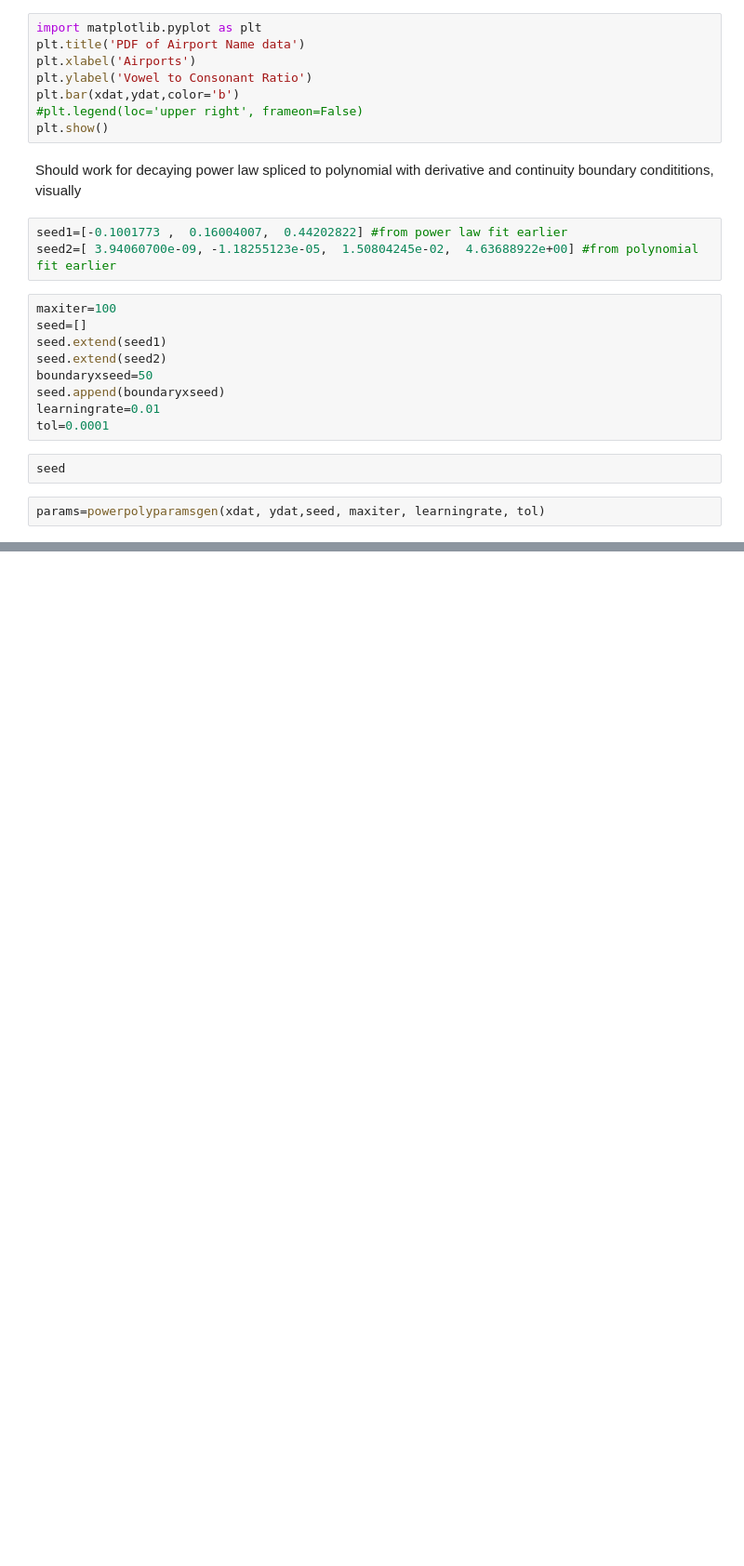
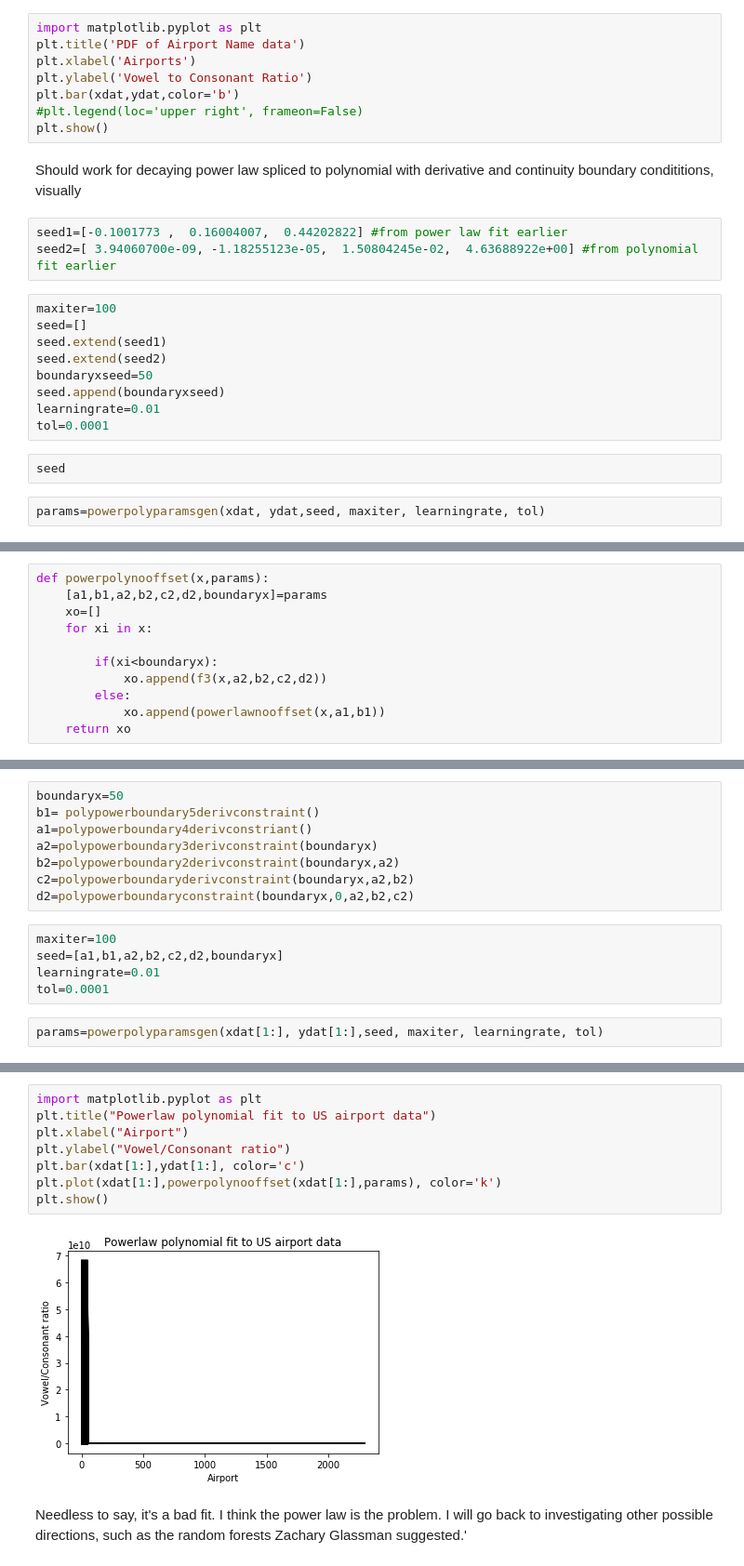
Before and after one commit to sdorsher/SpatialLanguageMachineLearning, a Jupyter notebook: PhraseQuest.ipynb, the cells around one changed output, grey strips where cells are left out. Shown at 93% size. Cells and saved outputs as stored; diff of their text form; blank space fills up the shorter version.

Commit message:
powerlaw polynomial splice is a bad fit. I will definitely move on to machine learning and random forrests now that I know this

```diff
--- a/PhraseQuest.ipynb
+++ b/PhraseQuest.ipynb
@@ -979,0 +997,11 @@ params=powerpolyparamsgen(xdat, ydat,seed, maxiter, learningrate, tol)
+# %%
+def powerpolynooffset(x,params):
+    [a1,b1,a2,b2,c2,d2,boundaryx]=params
+    xo=[]
+    for xi in x:
+
+        if(xi<boundaryx):
+            xo.append(f3(x,a2,b2,c2,d2))
+        else:
+            xo.append(powerlawnooffset(x,a1,b1))
+    return xo
@@ -979,0 +1079,15 @@ params=powerpolyparamsgen(xdat, ydat,seed, maxiter, learningrate, tol)
+# %%
+boundaryx=50
+b1= polypowerboundary5derivconstraint()
+a1=polypowerboundary4derivconstriant()
+a2=polypowerboundary3derivconstraint(boundaryx)
+b2=polypowerboundary2derivconstraint(boundaryx,a2)
+c2=polypowerboundaryderivconstraint(boundaryx,a2,b2)
+d2=polypowerboundaryconstraint(boundaryx,0,a2,b2,c2)
+# %%
+maxiter=100
+seed=[a1,b1,a2,b2,c2,d2,boundaryx]
+learningrate=0.01
+tol=0.0001
+# %%
+params=powerpolyparamsgen(xdat[1:], ydat[1:],seed, maxiter, learningrate, tol)
@@ -979,0 +1111,12 @@ params=powerpolyparamsgen(xdat, ydat,seed, maxiter, learningrate, tol)
+# %%
+import matplotlib.pyplot as plt
+plt.title("Powerlaw polynomial fit to US airport data")
+plt.xlabel("Airport")
+plt.ylabel("Vowel/Consonant ratio")
+plt.bar(xdat[1:],ydat[1:], color='c')
+plt.plot(xdat[1:],powerpolynooffset(xdat[1:],params), color='k')
+plt.show()
+# %% [output]
+[figure, added]
+# %% [markdown]
+Needless to say, it's a bad fit. I think the power law is the problem. I will go back to investigating other possible directions, such as the random forests Zachary Glassman suggested.'
```
Also changed, not shown: parts of 8 cells of this notebook.
